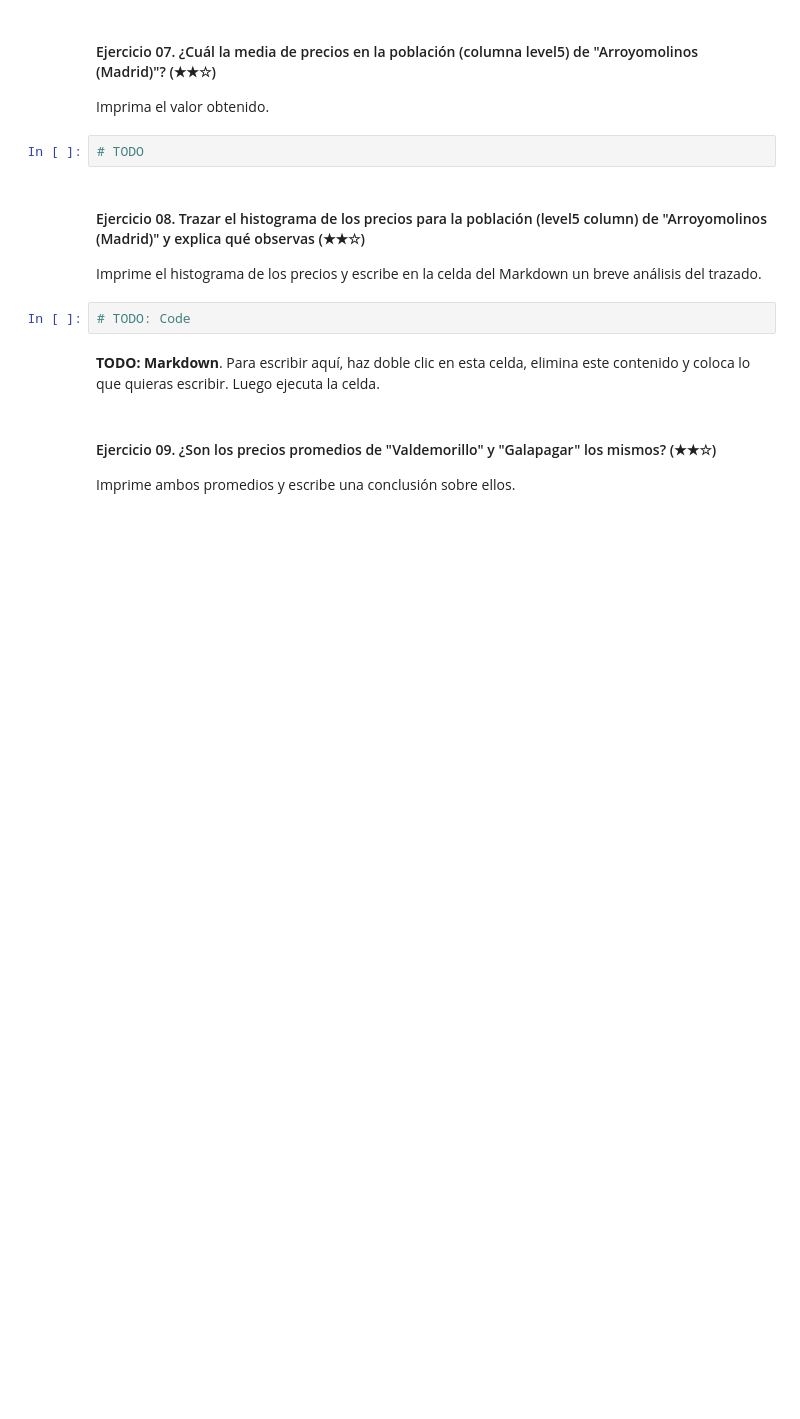
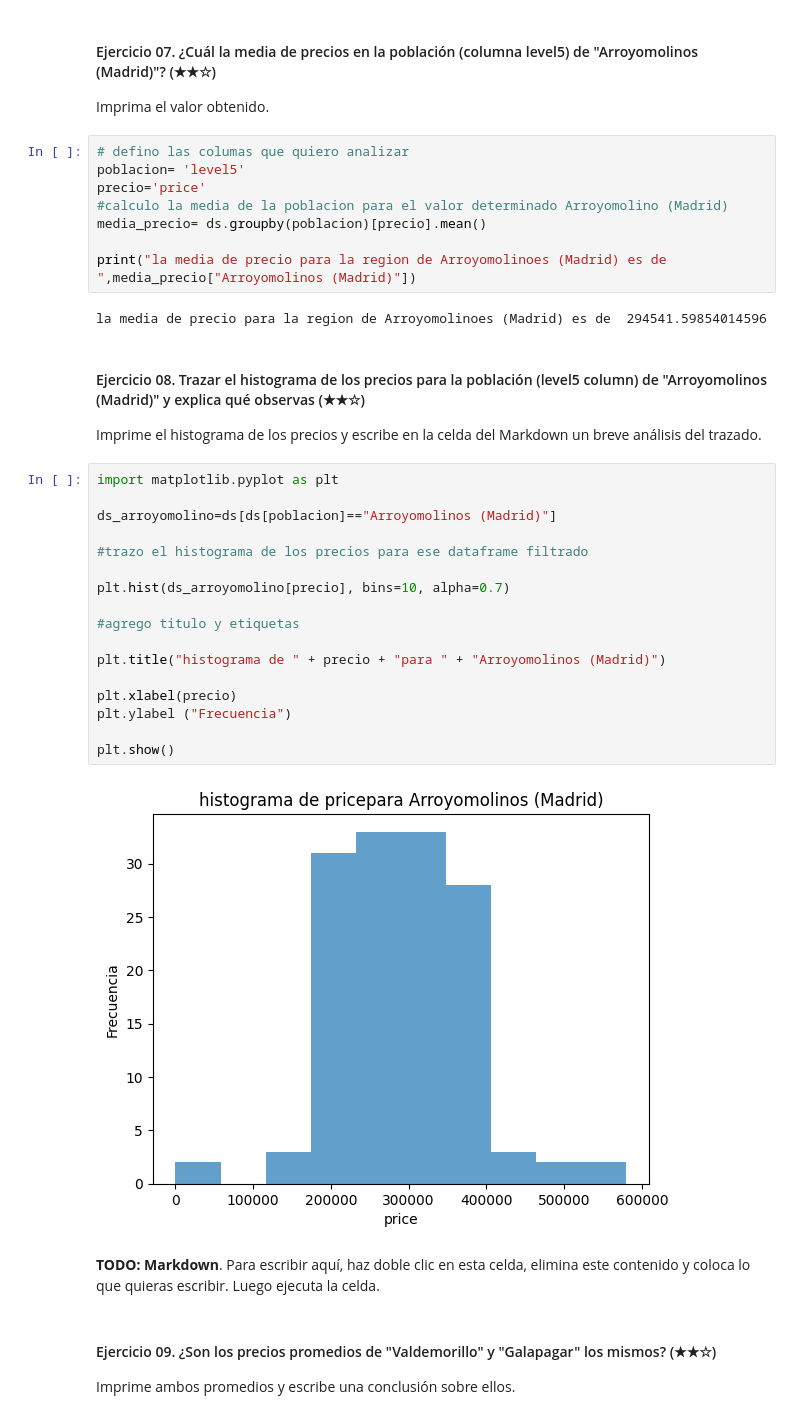
Before and after one commit to LucasDellaMaestra/realestate-datacleanup-exercise, a Jupyter notebook: project.es.ipynb, the cells around one changed output. Drawn from its saved outputs; the diff is of its cells as text; blank space fills up the shorter version.

```diff
--- a/project.es.ipynb
+++ b/project.es.ipynb
@@ -170,13 +166,38 @@ len(ds)
 
 Imprima el valor obtenido.
 # %%
-# TODO
+# defino las columas que quiero analizar
+poblacion= 'level5'
+precio='price'
+#calculo la media de la poblacion para el valor determinado Arroyomolino (Madrid)
+media_precio= ds.groupby(poblacion)[precio].mean()
+
+print("la media de precio para la region de Arroyomolinoes (Madrid) es de ",media_precio["Arroyomolinos (Madrid)"])
+# %% [output]
+la media de precio para la region de Arroyomolinoes (Madrid) es de  294541.59854014596
 # %% [markdown]
 #### Ejercicio 08. Trazar el histograma de los precios para la población (level5 column) de "Arroyomolinos (Madrid)" y explica qué observas (★★☆)
 
 Imprime el histograma de los precios y escribe en la celda del Markdown un breve análisis del trazado.
 # %%
-# TODO: Code
+import matplotlib.pyplot as plt
+
+ds_arroyomolino=ds[ds[poblacion]=="Arroyomolinos (Madrid)"]
+
+#trazo el histograma de los precios para ese dataframe filtrado
+
+plt.hist(ds_arroyomolino[precio], bins=10, alpha=0.7)
+
+#agrego titulo y etiquetas
+
+plt.title("histograma de " + precio + "para " + "Arroyomolinos (Madrid)")
+
+plt.xlabel(precio)
+plt.ylabel ("Frecuencia")
+
+plt.show()
+# %% [output]
+[figure, added]
 # %% [markdown]
 **TODO: Markdown**. Para escribir aquí, haz doble clic en esta celda, elimina este contenido y coloca lo que quieras escribir. Luego ejecuta la celda.
 # %% [markdown]
```
Also changed, not shown: parts of 13 cells of this notebook.
